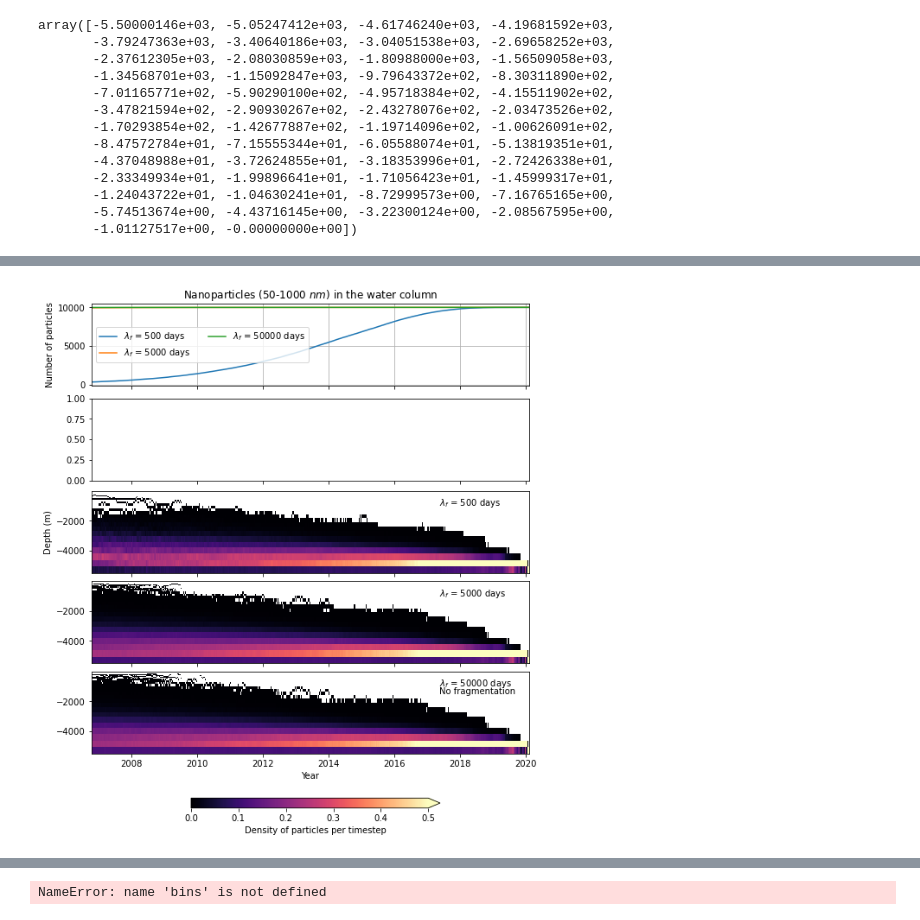
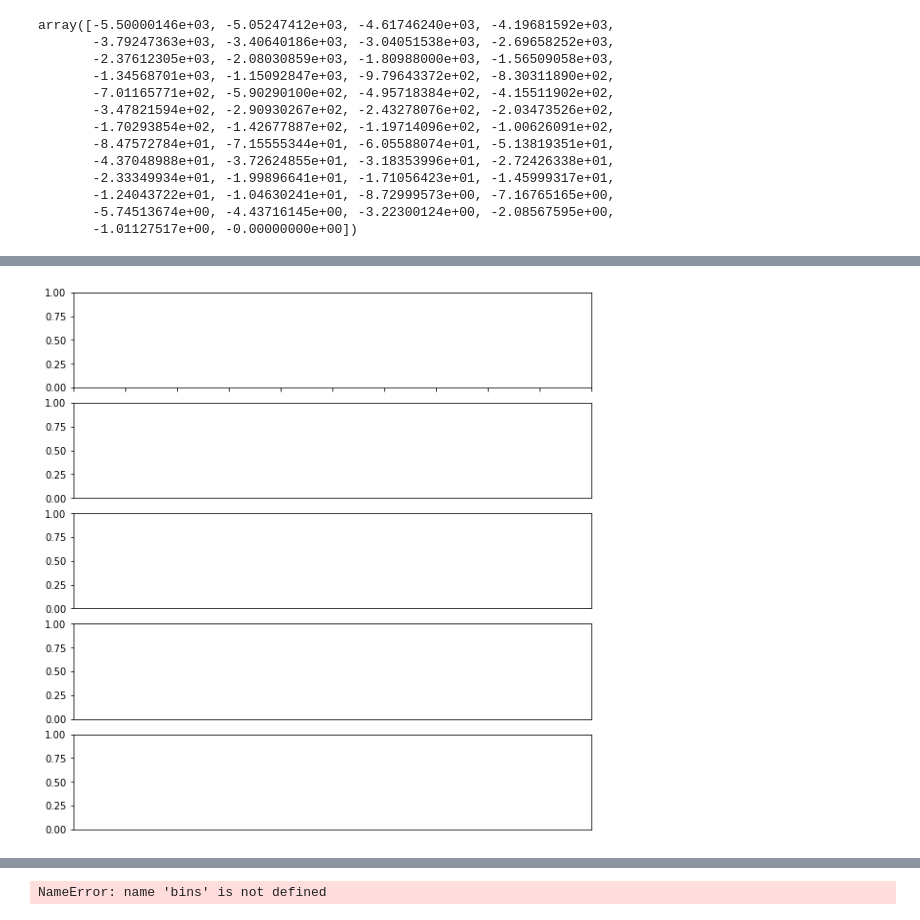
Before and after one commit to OceanParcels/Backtracking_Abyssal_Nanoplastics, a Jupyter notebook: notebooks/test_23334.ipynb, the cells around one changed output, grey strips where cells are left out. Drawn from its saved outputs; the diff is of its cells as text; code cells hidden in the pictures.

```diff
--- a/notebooks/test_23334.ipynb
+++ b/notebooks/test_23334.ipynb
@@ -76,3 +68,0 @@ Data variables: (12/19)
-# %%
-sim = xr.open_zarr('/storage/shared/oceanparcels/output_data/data_Claudio/set_19/set19_100.zarr/')
-sim = sim.compute()
@@ -335,21 +195,22 @@ time = sim['time'][0,:4856]#np.linspace(0, 4855, 4856)
 statz = {}
 counts = {}
 dist = {}
-time_dim = 4856
+time_dim = len(time)
 vertical_bins = -w['depthw'].values[::-1]
 N_bins = len(vertical_bins)-1
 
 
 
-for ft in tqdm([500,5000, 50000]):
+for ft in tqdm([100,1000, 10000]):
     print(ft)
-    sim = xr.open_zarr(f'/storage/shared/oceanparcels/output_data/data_Claudio/set_17/set17_{ft}.zarr')
+    sim = xr.open_zarr(f'/storage/shared/oceanparcels/output_data/data_Claudio/set_19/set19_{ft}.zarr')
     sim = sim.compute()
     nano = sim.where(sim.diameter < 1e-6, drop=True)
+
+
+    time_dim = nano.dims['obs']
     hist_counts = np.zeros((N_bins, time_dim))
-
-    for i, fr in enumerate(range(0, time_dim, 1)):
-    #     print(i)
+    for i, fr in enumerate(range(0, time_dim)):
 
         x = plt.hist(-nano['z'][:,fr].dropna('traj'), bins=vertical_bins, label = fr, density=False)
         hist_counts[:, i] = x[0]
@@ -369,42 +265,47 @@ x, y = np.meshgrid(time, vertical_bins[0:-1])
 fig, ax = plt.subplots(ncols=1, nrows=5, figsize=(8, 8),
                        sharex=True, constrained_layout=True)
 
-for ft in [500, 5000, 50000]:
-    ax[0].plot(time, counts[ft],label=f'$\lambda_f$ = {ft} days')
-ax[0].legend(ncol=2, loc='center left')
+# for ft in [10, 100, 1000]:
+#     ax[0].plot(time, counts[ft],label=f'$\lambda_f$ = {ft} days')
+# ax[0].legend(ncol=2, loc='center left')
 
-ax[0].set_ylabel('Number of particles')
-# ax[1].set_ylabel('Number of particles')
-ax[2].set_ylabel('Depth (m)')
-ax[4].set_xlabel('Year')
-ax[0].grid()
+# ax[0].set_ylabel('Number of particles')
+# # ax[1].set_ylabel('Number of particles')
+# ax[2].set_ylabel('Depth (m)')
+# ax[4].set_xlabel('Year')
+# ax[0].grid()
 
 color_map = 'magma'
 
+for i, sc in enumerate([1000, 10000]):
+    print(i)
+    x, y = np.meshgrid(time, vertical_bins[0:-1])
+    a = np.ma.masked_equal(statz[sc], 0)
+    im1 = ax[i].pcolormesh(x, y, a/counts[sc], cmap=color_map, vmin = 0, vmax=0.5)
+    ax[i].text(17300, -1000, f'$\lambda_f$ = {sc} days')
+
+# a = np.ma.masked_equal(statz[500], 0)
+# im1 = ax[2].pcolormesh(x, y, a/counts[500], cmap=color_map, vmin = 0, vmax=0.5)
+# ax[2].text(17300, -1000, '$\lambda_f$ = 500 days')
+
+# # b = np.ma.masked_equal(statz[2500], 0)
+# # im2= ax[2].pcolormesh(x, y, b/counts[2500], cmap=color_map, vmin = 0, vmax=0.2)
+# # ax[2].text(17300, -1000, '$\lambda_f$ = 2500 days')
 
 
-a = np.ma.masked_equal(statz[500], 0)
-im1 = ax[2].pcolormesh(x, y, a/counts[500], cmap=color_map, vmin = 0, vmax=0.5)
-ax[2].text(17300, -1000, '$\lambda_f$ = 500 days')
+# c = np.ma.masked_equal(statz[5000], 0)
+# im3 = ax[3].pcolormesh(x, y, c/counts[5000], cmap=color_map, vmin = 0, vmax=0.5)
+# ax[3].text(17300, -1000, '$\lambda_f$ = 5000 days')
 
-# b = np.ma.masked_equal(statz[2500], 0)
-# im2= ax[2].pcolormesh(x, y, b/counts[2500], cmap=color_map, vmin = 0, vmax=0.2)
-# ax[2].text(17300, -1000, '$\lambda_f$ = 2500 days')
+# d = np.ma.masked_equal(statz[50000], 0)
+# im4 = ax[4].pcolormesh(x, y, d/counts[50000], cmap=color_map, vmin = 0, vmax=0.5)
+# ax[4].text(17300, -1000, '$\lambda_f$ = 50000 days')
+# ax[4].text(17300, -1500, 'No fragmentation')
 
-
-c = np.ma.masked_equal(statz[5000], 0)
-im3 = ax[3].pcolormesh(x, y, c/counts[5000], cmap=color_map, vmin = 0, vmax=0.5)
-ax[3].text(17300, -1000, '$\lambda_f$ = 5000 days')
-
-d = np.ma.masked_equal(statz[50000], 0)
-im4 = ax[4].pcolormesh(x, y, d/counts[50000], cmap=color_map, vmin = 0, vmax=0.5)
-ax[4].text(17300, -1000, '$\lambda_f$ = 50000 days')
-ax[4].text(17300, -1500, 'No fragmentation')
-
-bar_ax = fig.add_axes([0.3, -0.05, 0.5, 0.02])
-# ax[5].axis('off')
-cbar = fig.colorbar(im3, cax=bar_ax, orientation='horizontal',extend='max', label='Density of particles per timestep')
-# ax[0].pcolormesh(x, y, -hist_counts, cmap='viridis')
-ax[0].set_title('Nanoparticles (50-1000 $nm$) in the water column')
-# plt.savefig('../figs/frag_t_Vdist_nano.png', dpi=300)
+# bar_ax = fig.add_axes([0.3, -0.05, 0.5, 0.02])
+# # ax[5].axis('off')
+# cbar = fig.colorbar(im3, cax=bar_ax, orientation='horizontal',extend='max', label='Density of particles per timestep')
+# # ax[0].pcolormesh(x, y, -hist_counts, cmap='viridis')
+# ax[0].set_title('Nanoparticles (50-1000 $nm$) in the water column')
+# # plt.savefig('../figs/frag_t_Vdist_nano.png', dpi=300)
 # %% [output]
@@ -412 +314 @@ Text(0.5, 1.0, 'Nanoparticles (50-1000 $nm$) in the water column')
-[figure, old version]
+[figure, new version]
```
Also changed, not shown: parts of 37 cells of this notebook, 10 other files.
